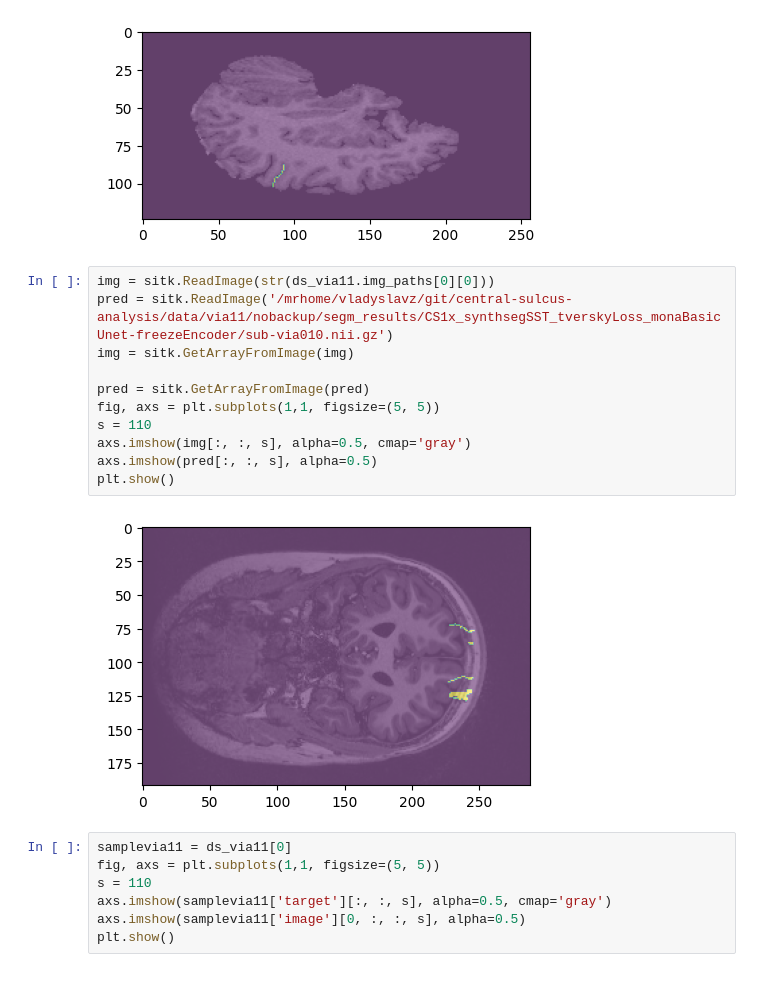
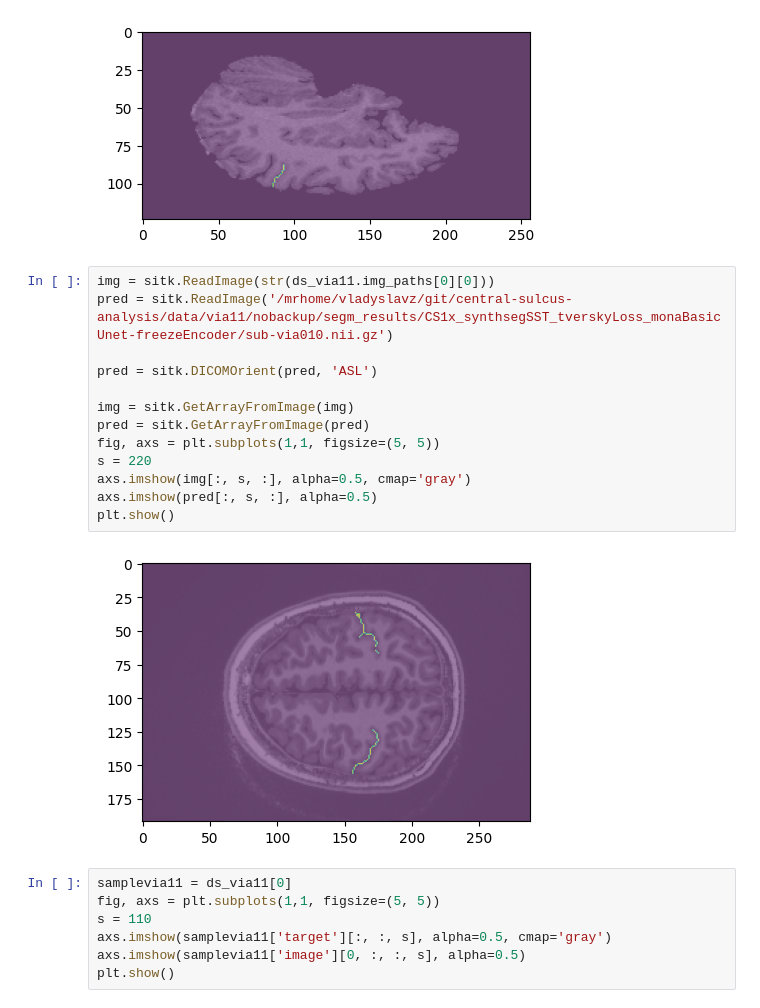
Before and after one commit to Vivikar/central-sulcus-analysis, a Jupyter notebook: notebooks/12_TestVIA11Dataset.ipynb, the cells around one changed output. Saved outputs shown, nothing was run; the diff lists cells and outputs as text.

```diff
--- a/notebooks/12_TestVIA11Dataset.ipynb
+++ b/notebooks/12_TestVIA11Dataset.ipynb
@@ -62,16 +62,18 @@ plt.show()
 # %%
 img = sitk.ReadImage(str(ds_via11.img_paths[0][0]))
 pred = sitk.ReadImage('/mrhome/vladyslavz/git/central-sulcus-analysis/data/via11/nobackup/segm_results/CS1x_synthsegSST_tverskyLoss_monaBasicUnet-freezeEncoder/sub-via010.nii.gz')
+
+pred = sitk.DICOMOrient(pred, 'ASL')
+
 img = sitk.GetArrayFromImage(img)
-
 pred = sitk.GetArrayFromImage(pred)
 fig, axs = plt.subplots(1,1, figsize=(5, 5))
-s = 110
-axs.imshow(img[:, :, s], alpha=0.5, cmap='gray')
-axs.imshow(pred[:, :, s], alpha=0.5)
+s = 220
+axs.imshow(img[:, s, :], alpha=0.5, cmap='gray')
+axs.imshow(pred[:, s, :], alpha=0.5)
 plt.show()
 # %% [output]
-[figure, old version]
+[figure, new version]
 # %%
 samplevia11 = ds_via11[0]
 fig, axs = plt.subplots(1,1, figsize=(5, 5))
```
Also changed, not shown: 12 other files.
